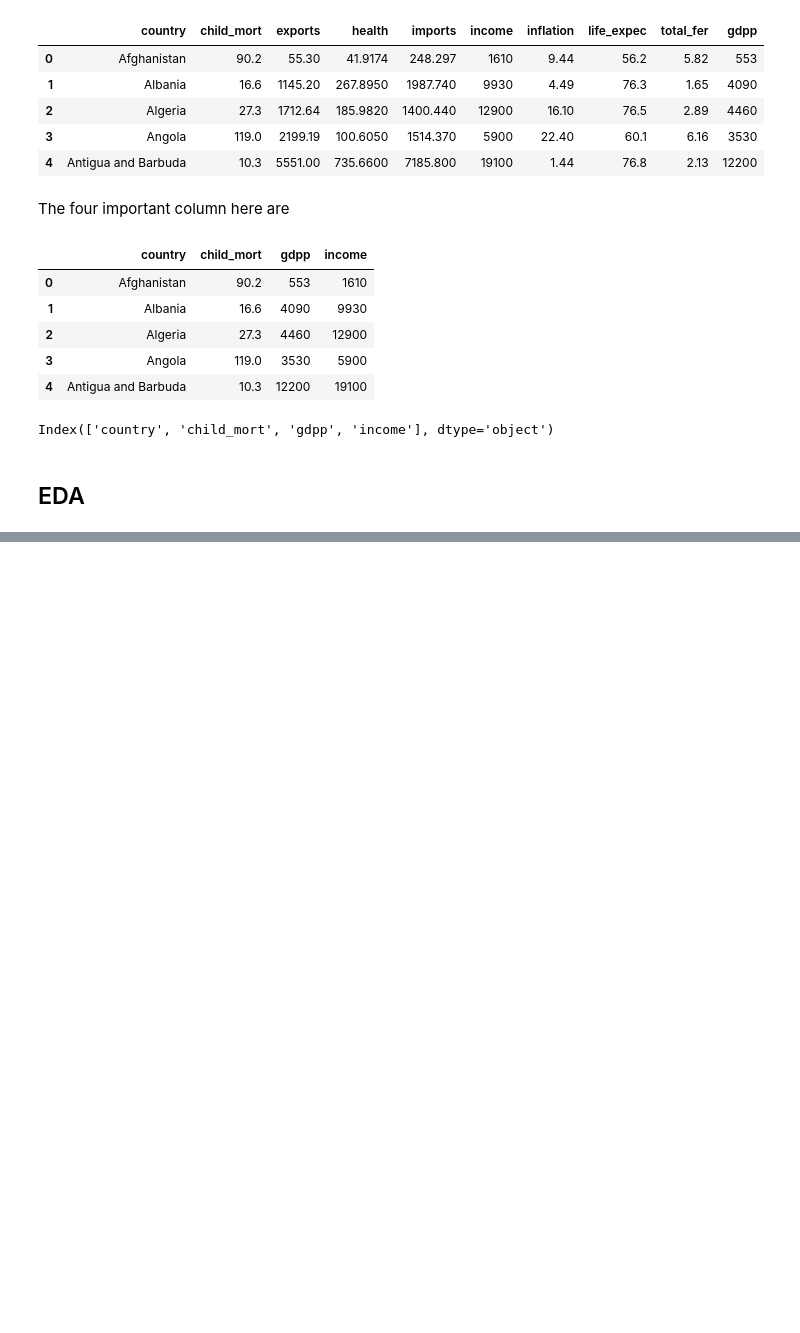
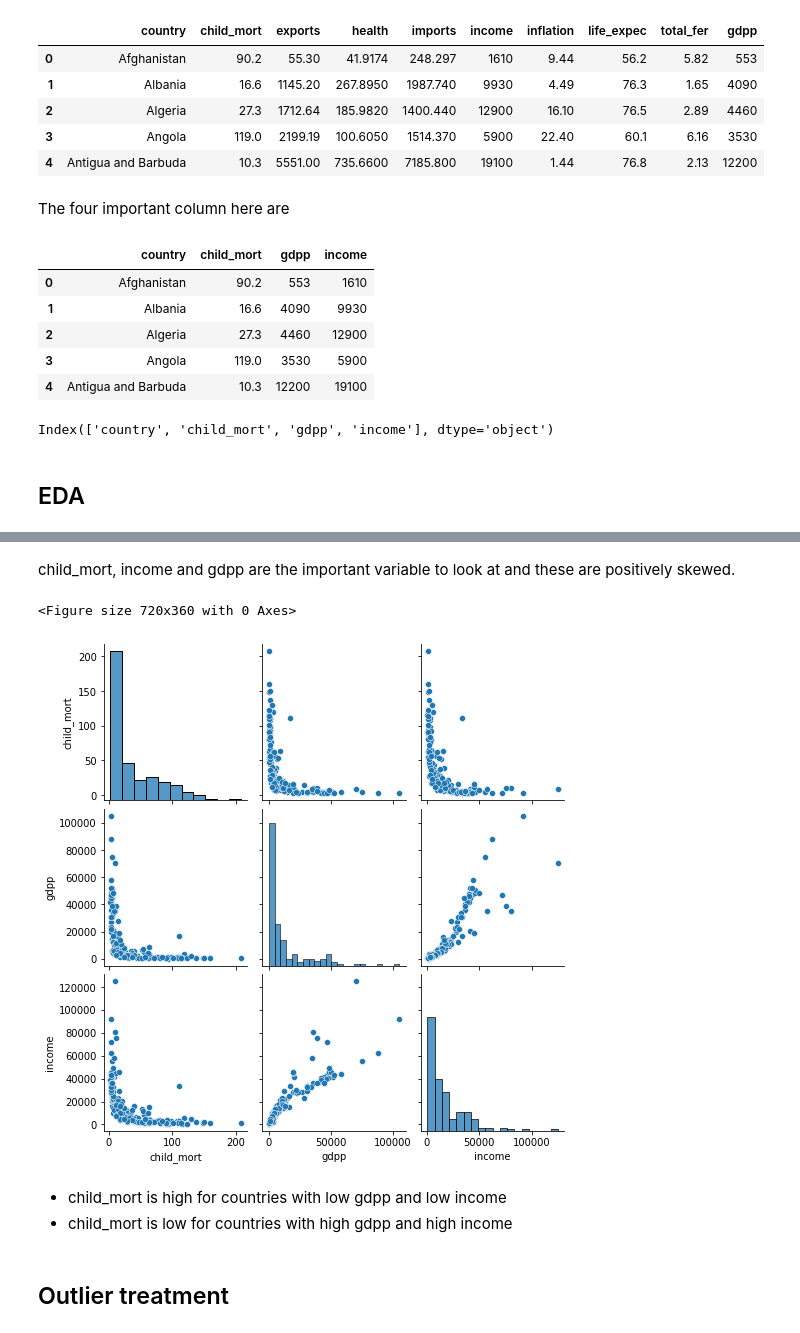
Before and after one commit to Arch0/Analysis-of-country-dataset-, a Jupyter notebook: Untitled1.ipynb, the cells around one changed output, grey strips where cells are left out. Drawn from its saved outputs; the diff is of its cells as text; code cells hidden in the pictures; blank space fills up the shorter version.

```diff
--- a/Untitled1.ipynb
+++ b/Untitled1.ipynb
@@ -134,0 +145,14 @@ Index(['country', 'child_mort', 'gdpp', 'income'], dtype='object')
+# %% [markdown]
+child_mort, income and gdpp are the important variable to look at and these are positively skewed.
+# %%
+plt.figure(figsize=(10,5))
+sns.pairplot(df1)
+plt.show()
+# %% [output]
+<Figure size 720x360 with 0 Axes>
+[figure, added]
+# %% [markdown]
+* child_mort is high for countries with low gdpp and low income
+* child_mort is low for countries with high gdpp and high income
+# %% [markdown]
+## Outlier treatment
```
Also changed, not shown: parts of 3 cells of this notebook.
